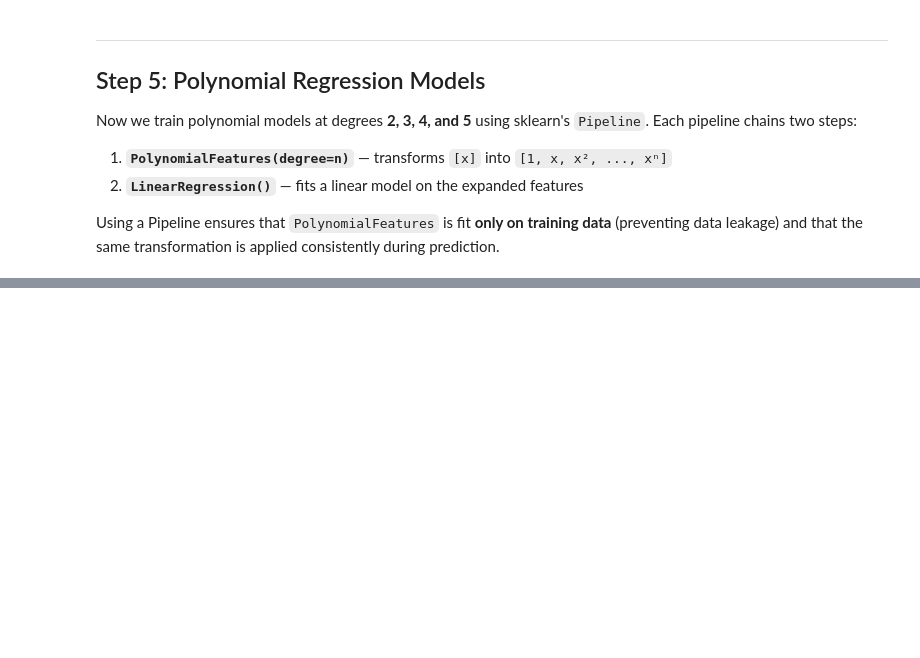
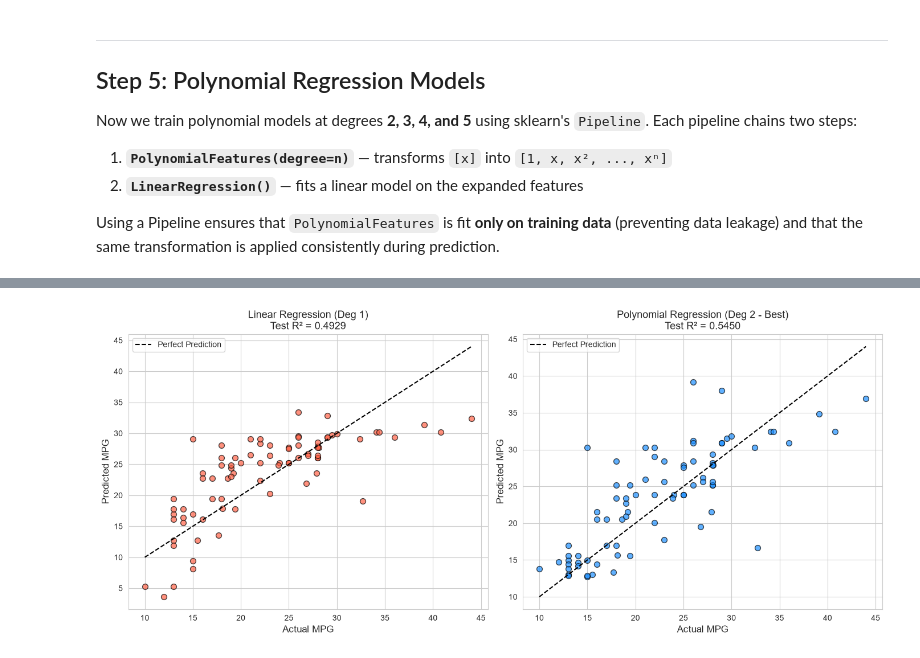
Before and after one commit to ahsansheikh14/polynomial-regression-assignment, a Jupyter notebook: polynomial_regression_analysis.ipynb, the cells around one changed output, grey strips where cells are left out. Saved outputs shown, nothing was run; the diff lists cells and outputs as text; code cells hidden in the pictures; blank space fills up the shorter version.

```diff
--- a/polynomial_regression_analysis.ipynb
+++ b/polynomial_regression_analysis.ipynb
@@ -353,0 +546,31 @@ print('- Degree 5 may show slight wobble at the edges — a sign of overfitting.
+# %%
+# ============================================================
+# Step 6c: Actual vs Predicted — Baseline vs Best Model (Degree 2)
+# ============================================================
+
+y_pred_linear = linear_model.predict(X_test)
+y_pred_poly2  = poly_models[2].predict(X_test)
+
+fig, axes = plt.subplots(1, 2, figsize=(14, 6))
+
+# Baseline Linear (Degree 1)
+axes[0].scatter(y_test, y_pred_linear, color='tomato', alpha=0.7, edgecolors='k', s=50)
+axes[0].plot([y_test.min(), y_test.max()], [y_test.min(), y_test.max()], 'k--', lw=1.5, label='Perfect Prediction')
+axes[0].set_xlabel('Actual MPG', fontsize=12)
+axes[0].set_ylabel('Predicted MPG', fontsize=12)
+axes[0].set_title(f'Linear Regression (Deg 1)\nTest R² = {linear_results["Test R²"]:.4f}', fontsize=13)
+axes[0].legend()
+
+# Polynomial (Degree 2)
+axes[1].scatter(y_test, y_pred_poly2, color='dodgerblue', alpha=0.7, edgecolors='k', s=50)
+axes[1].plot([y_test.min(), y_test.max()], [y_test.min(), y_test.max()], 'k--', lw=1.5, label='Perfect Prediction')
+axes[1].set_xlabel('Actual MPG', fontsize=12)
+axes[1].set_ylabel('Predicted MPG', fontsize=12)
+axes[1].set_title(f'Polynomial Regression (Deg 2 - Best)\nTest R² = {all_results["Poly (deg 2)"]["Test R²"]:.4f}', fontsize=13)
+axes[1].legend()
+
+plt.tight_layout()
+plt.savefig('plots/05_actual_vs_predicted_comparison.png', dpi=150, bbox_inches='tight')
+plt.show()
+# %% [output]
+[figure, added]
```
Also changed, not shown: parts of 18 cells of this notebook, 6 other files.
